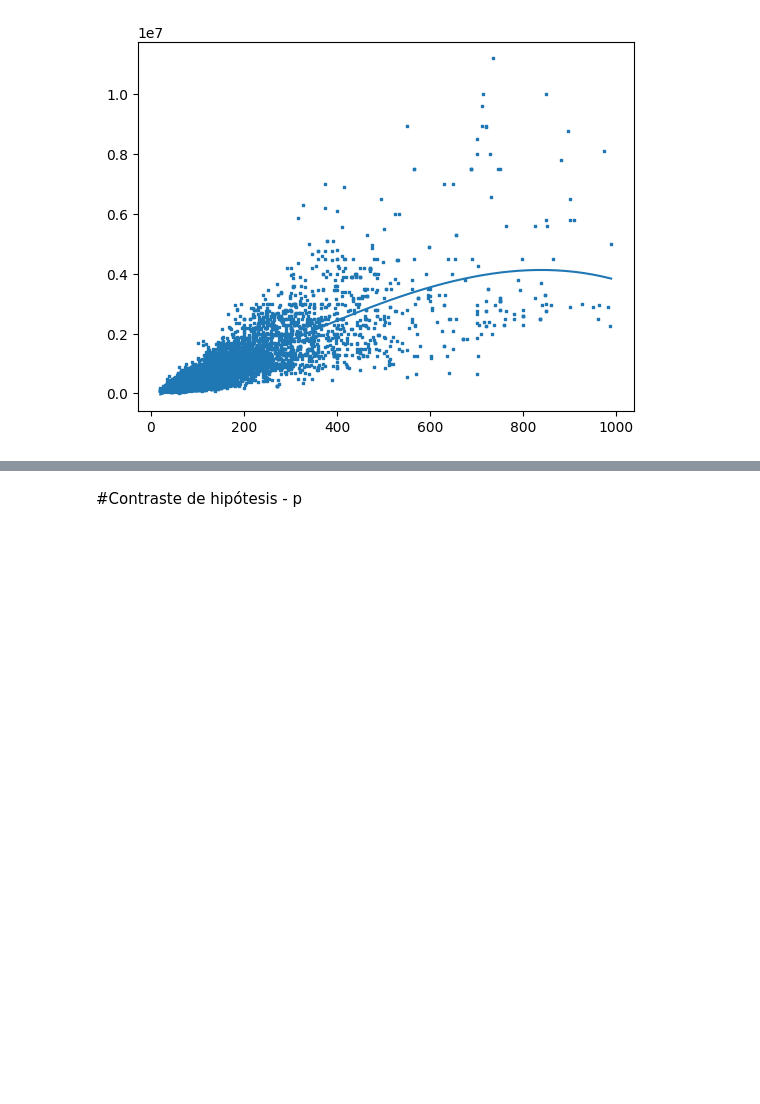
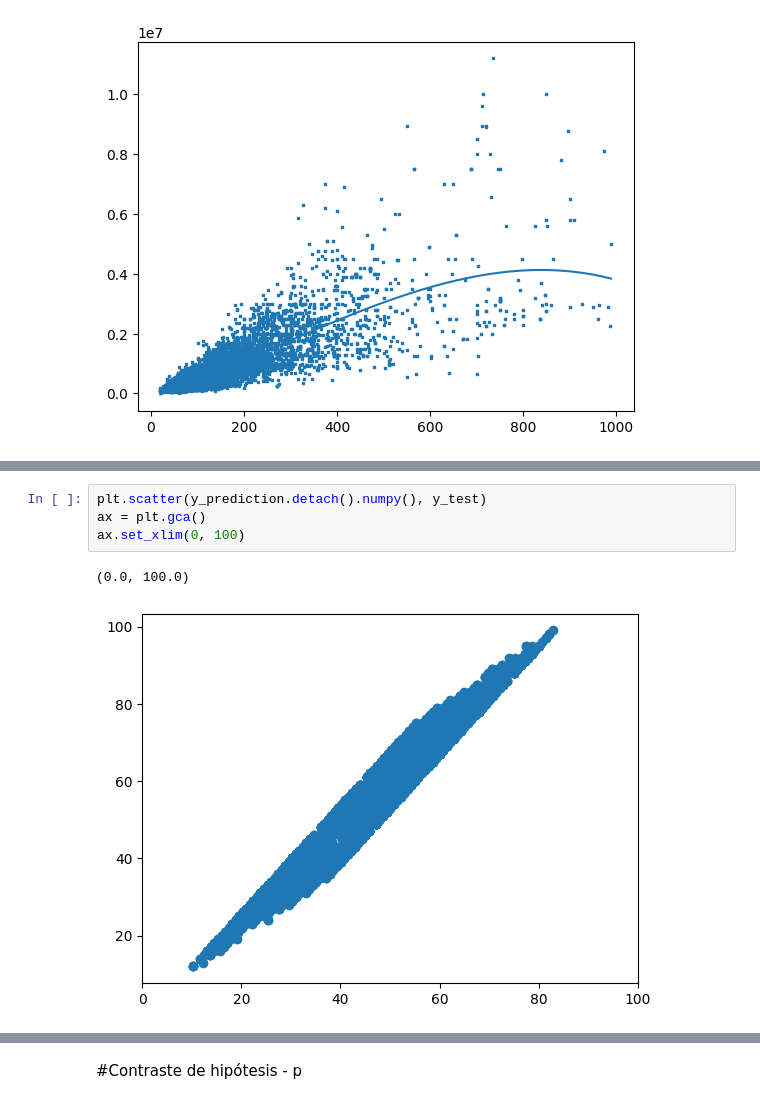
Before and after one commit to IvanInRainbows/NLP, a Jupyter notebook: Estadistica_para_ML.ipynb, the cells around one changed output, grey strips where cells are left out. Saved outputs shown, nothing was run; the diff lists cells and outputs as text; blank space fills up the shorter version.

```diff
--- a/Estadistica_para_ML.ipynb
+++ b/Estadistica_para_ML.ipynb
@@ -411,0 +546,7 @@ plt.scatter(testAge, mymodel(testAge))
+# %%
+plt.scatter(y_prediction.detach().numpy(), y_test)
+ax = plt.gca()
+ax.set_xlim(0, 100)
+# %% [output]
+(0.0, 100.0)
+[figure, added]
```
Also changed, not shown: parts of 26 cells of this notebook, 7 other files.
